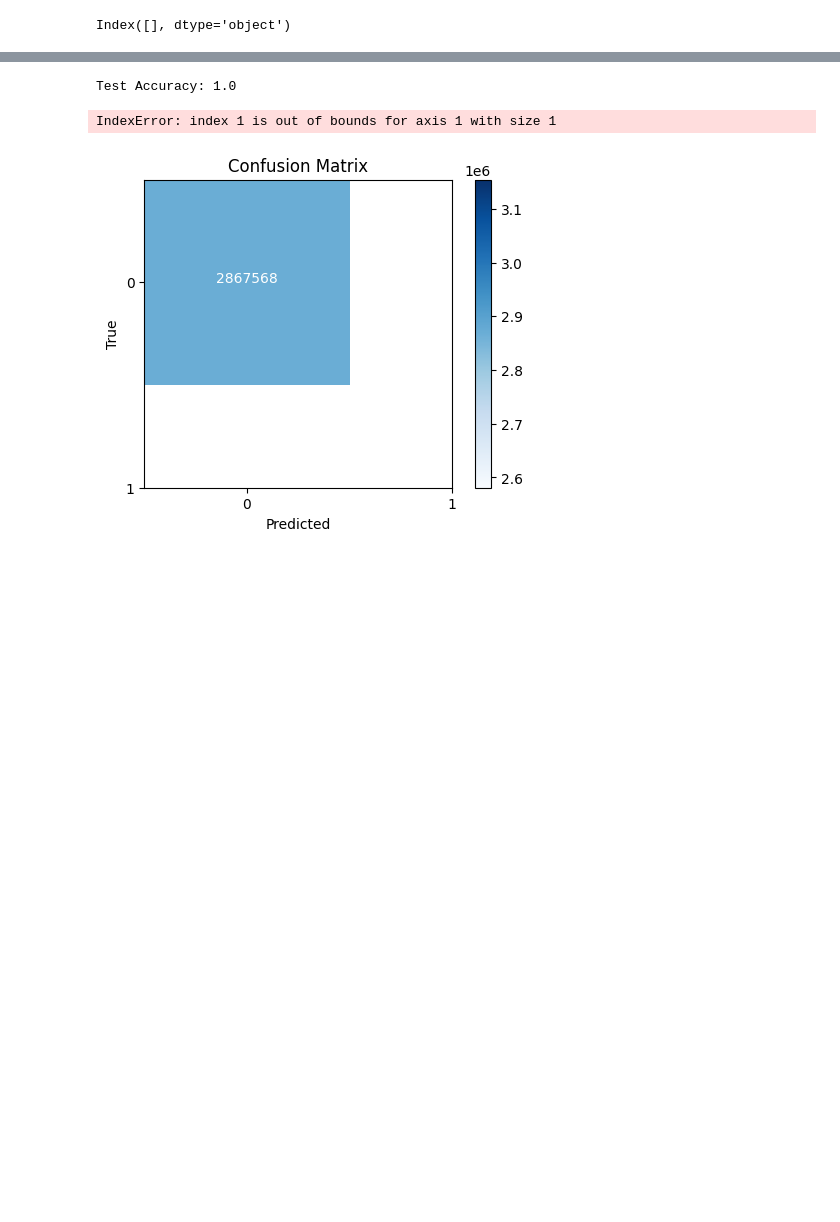
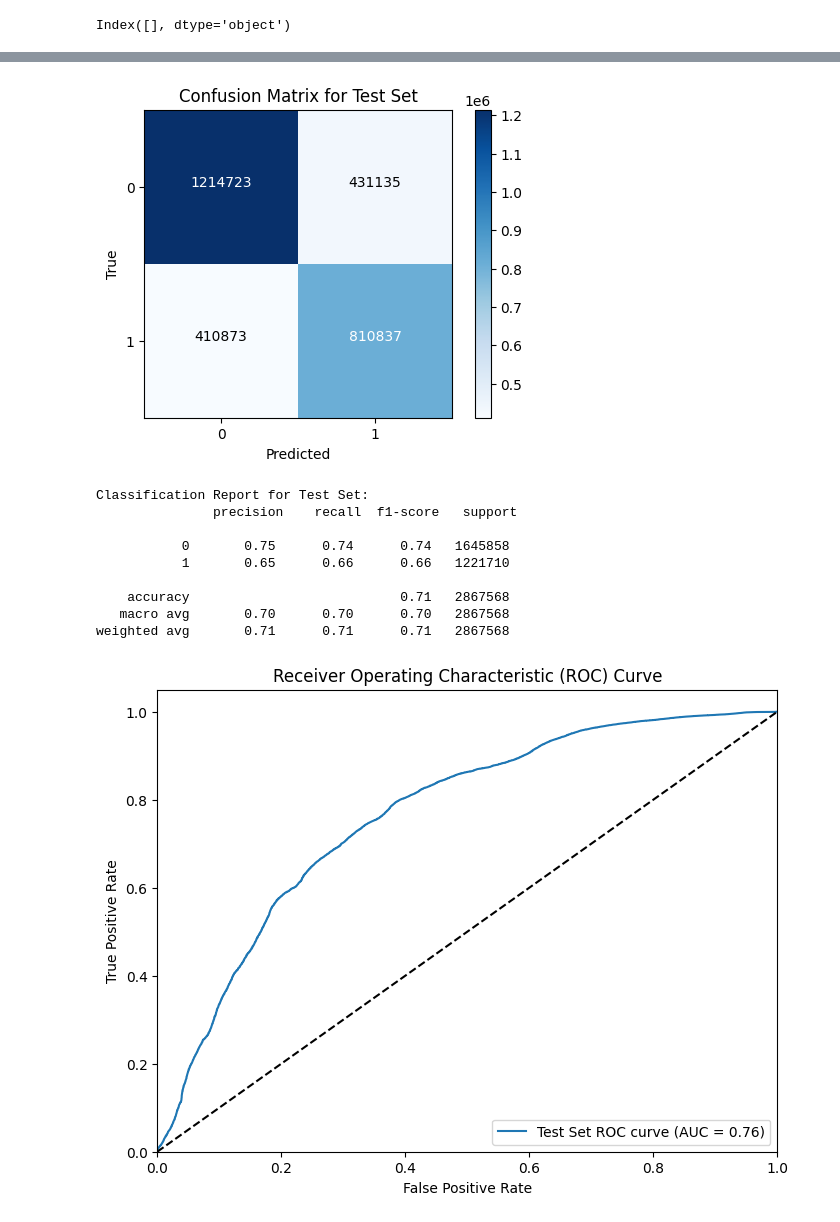
Before and after one commit to AmirMohammadiKarbalaei/Detect-Sleep-States-CMI, a Jupyter notebook: notebooks/Feature_engineering-1.0.ipynb, the cells around one changed output, grey strips where cells are left out. Saved outputs shown, nothing was run; the diff lists cells and outputs as text; code cells hidden in the pictures; blank space fills up the shorter version.

Commit message:
ROC-AUS & Confusion Matrix

```diff
--- a/notebooks/Feature_engineering-1.0.ipynb
+++ b/notebooks/Feature_engineering-1.0.ipynb
@@ -479,56 +370,46 @@ plt.show()
 # %%
-import pandas as pd
-import numpy as np
-import matplotlib.pyplot as plt
-from sklearn.model_selection import train_test_split
-from sklearn.experimental import enable_hist_gradient_boosting
-from sklearn.ensemble import HistGradientBoostingClassifier
-from sklearn.metrics import accuracy_score, confusion_matrix, classification_report, roc_curve, roc_auc_score
-
-# Load your data and train the model as shown in the previous code
-
-# Predict on the test data
-test_predictions = model.predict(X_test)
-test_probabilities = model.predict_proba(X_test)[:, 1]  # Get predicted probabilities for ROC curve
-
-# Calculate the test accuracy
-test_accuracy = accuracy_score(y_test, test_predictions)
-print("Test Accuracy:", test_accuracy)
-
 # Plot the confusion matrix
 cm = confusion_matrix(y_test, test_predictions)
 plt.figure(figsize=(6, 4))
 plt.imshow(cm, interpolation='nearest', cmap=plt.cm.Blues)
-plt.title("Confusion Matrix")
+plt.title("Confusion Matrix for Test Set")
 plt.colorbar()
 classes = [0, 1]
 tick_marks = np.arange(len(classes))
 plt.xticks(tick_marks, classes)
 plt.yticks(tick_marks, classes)
 plt.xlabel("Predicted")
 plt.ylabel("True")
 for i in range(len(classes)):
     for j in range(len(classes)):
         plt.text(j, i, format(cm[i, j], 'd'), horizontalalignment="center", color="white" if cm[i, j] > cm.max() / 2 else "black")
 plt.show()
 
 # Print the classification report
-print("Classification Report:\n", classification_report(y_test, test_predictions))
+print("Classification Report for Test Set:\n", classification_report(y_test, test_predictions))
 
 # Plot the ROC curve
 fpr, tpr, thresholds = roc_curve(y_test, test_probabilities)
 roc_auc = roc_auc_score(y_test, test_probabilities)
 plt.figure(figsize=(8, 6))
-plt.plot(fpr, tpr, label=f'ROC curve (AUC = {roc_auc:.2f})')
+plt.plot(fpr, tpr, label=f'Test Set ROC curve (AUC = {roc_auc:.2f})')
 plt.plot([0, 1], [0, 1], 'k--')
 plt.xlim([0.0, 1.0])
 plt.ylim([0.0, 1.05])
 plt.xlabel('False Positive Rate')
 plt.ylabel('True Positive Rate')
 plt.title('Receiver Operating Characteristic (ROC) Curve')
 plt.legend(loc="lower right")
 plt.show()
 # %% [output]
+[figure, new version]
-Test Accuracy: 1.0
+Classification Report for Test Set:
+               precision    recall  f1-score   support
+
+           0       0.75      0.74      0.74   1645858
+           1       0.65      0.66      0.66   1221710
+
+    accuracy                           0.71   2867568
+   macro avg       0.70      0.70      0.70   2867568
+weighted avg       0.71      0.71      0.71   2867568
-IndexError: index 1 is out of bounds for axis 1 with size 1
-[figure, old version]
+[figure, added]
```
Also changed, not shown: parts of 14 cells of this notebook.
